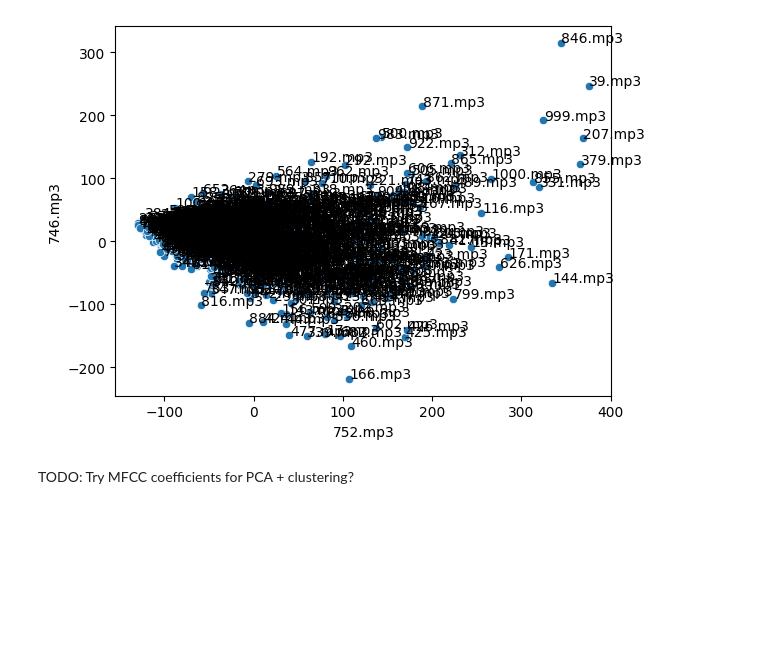
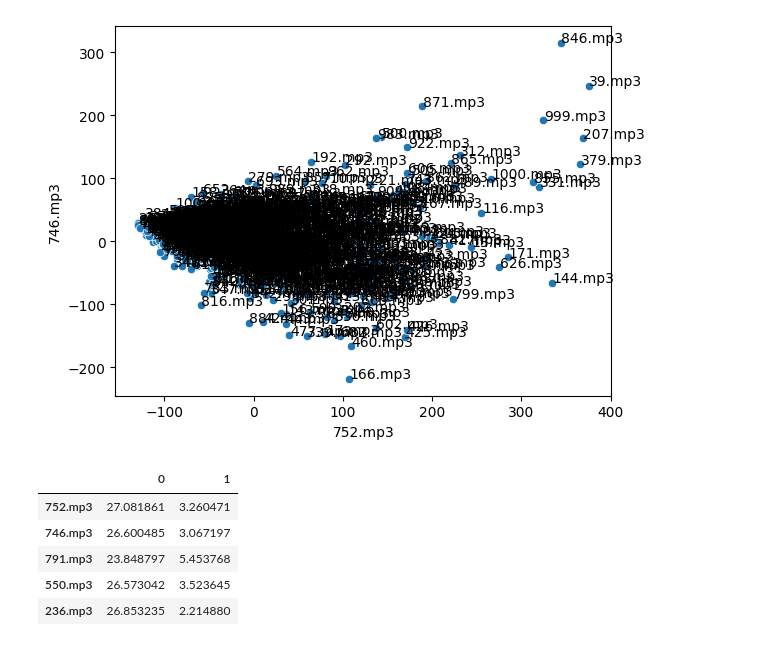
Before and after one commit to mattfergoda/music-similarity, a Jupyter notebook: explore.ipynb, the cells around one changed output. Saved outputs shown, nothing was run; the diff lists cells and outputs as text; code cells hidden in the pictures; blank space fills up the shorter version.

```diff
--- a/explore.ipynb
+++ b/explore.ipynb
@@ -272,5 +280,3 @@ for i, fname in enumerate (spectra_pca_df):
     plt.annotate(fname, (spectra_pca_df.iloc[i, 0]+0.7, spectra_pca_df.iloc[i, 1]+0.5) )
 # %% [output]
 [figure]
-# %% [markdown]
-TODO: Try MFCC coefficients for PCA + clustering?
@@ -276,0 +288,9 @@ TODO: Try MFCC coefficients for PCA + clustering?
+# %%
+spectra_umap_df.head()
+# %% [output]
+|  | 0 | 1 |
+| 752.mp3 | 27.081861 | 3.260471 |
+| 746.mp3 | 26.600485 | 3.067197 |
+| 791.mp3 | 23.848797 | 5.453768 |
+| 550.mp3 | 26.573042 | 3.523645 |
+| 236.mp3 | 26.853235 | 2.214880 |
```
Also changed, not shown: parts of 9 cells of this notebook, 1 other file.
